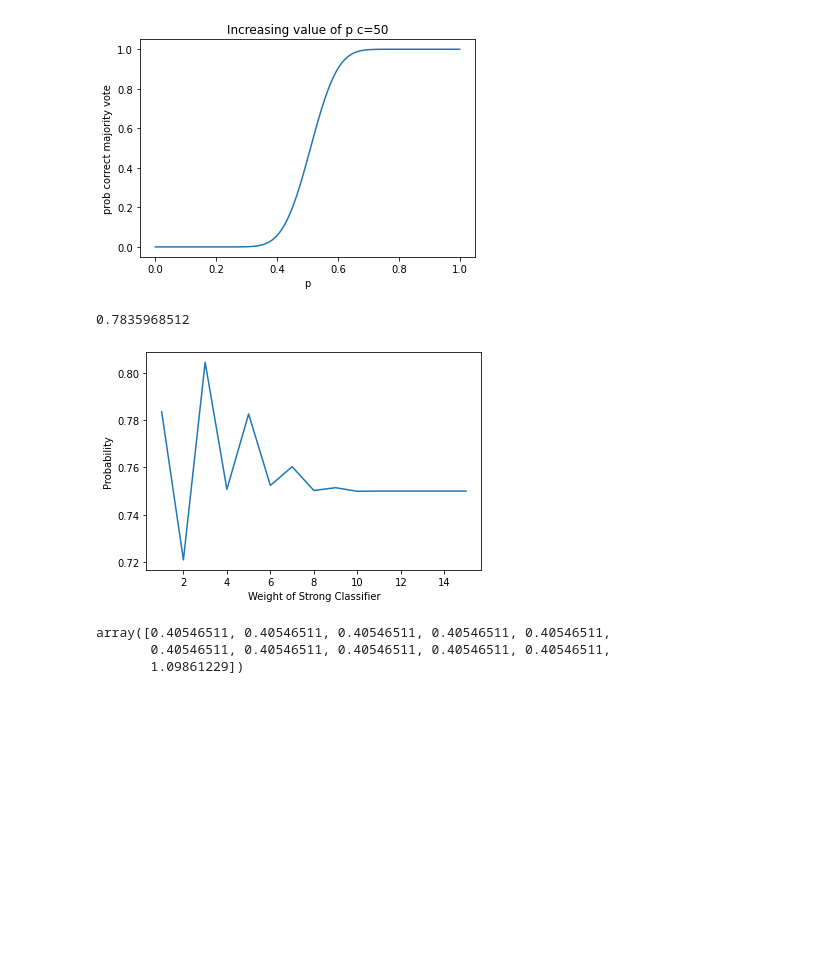
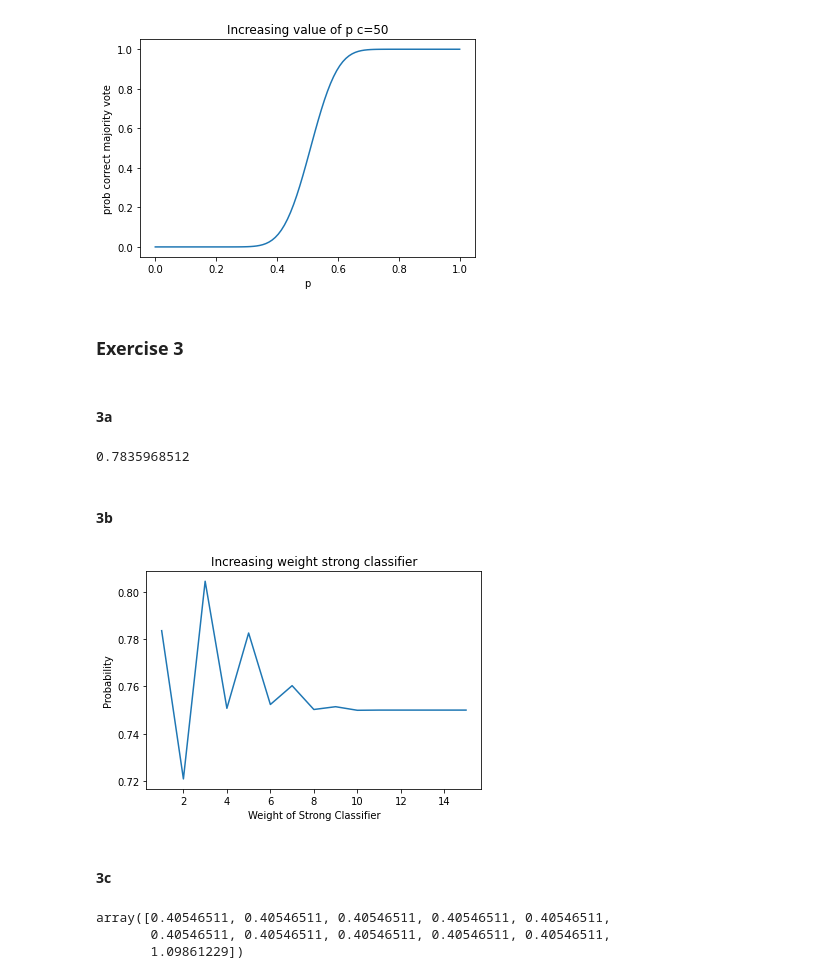
Before and after one commit to stra3/NaturalComputing_assignments, a Jupyter notebook: 05/ensemble-learning/natural_computing_assignment5.ipynb, the cells around one changed output. Cells and saved outputs as stored; diff of their text form; code cells hidden in the pictures; blank space fills up the shorter version.

```diff
--- a/05/ensemble-learning/natural_computing_assignment5.ipynb
+++ b/05/ensemble-learning/natural_computing_assignment5.ipynb
@@ -46,6 +52,8 @@ plt.show()
 # %% [output]
 [figure]
 [figure]
+# %% [markdown]
+### Exercise 3
 # %%
 def maj_vote(w, c, p1, p2):
 
@@ -70,17 +78,22 @@ def maj_vote(w, c, p1, p2):
         prob += (1-p1) * comb(c,i) * math.pow(p2,i)*math.pow(1-p2, c-i)
 
     return prob
+# %% [markdown]
+#### 3a
 # %%
 maj_vote(1, 10, 0.75, 0.6)
 # %% [output]
 0.7835968512
+# %% [markdown]
+#### 3b
 # %%
 strong_votes = np.linspace(1,15,15,dtype=np.int)
 prob = [maj_vote(x, 10, 0.75, 0.6) for x in strong_votes]
 
 plt.plot(strong_votes, prob)
+plt.title("Increasing weight strong classifier")
 plt.xlabel('Weight of Strong Classifier')
 plt.ylabel('Probability')
 plt.show()
 # %% [output]
-[figure, old version]
+[figure, new version]
@@ -96,6 +118,8 @@ def ada_boost_d(error):
     alpha_m = np.log((1-error)/error)
     weight *= math.exp(alpha_m*error)
     return weight
+# %% [markdown]
+#### 3c
 # %%
 probs = np.array([0.6, 0.6, 0.6, 0.6, 0.6, 0.6, 0.6, 0.6, 0.6, 0.6, 0.75])
 ada_boost(1- probs)
```
Also changed, not shown: parts of 5 cells of this notebook.
